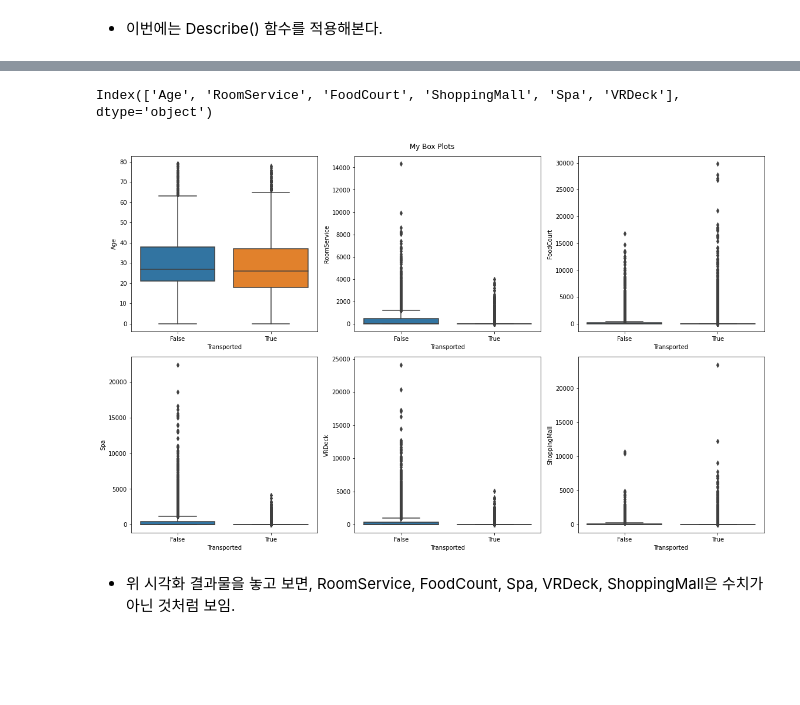
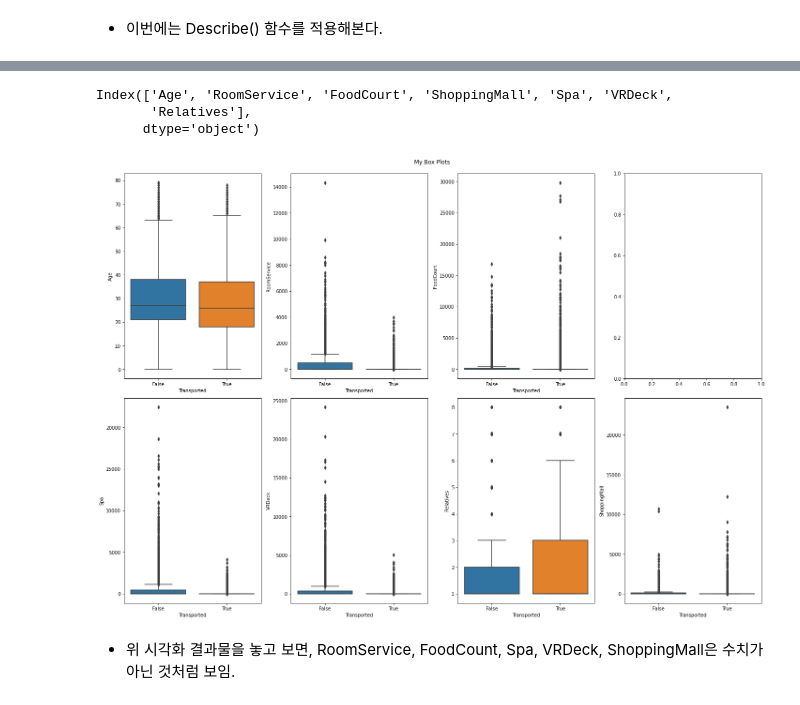
Before and after one commit to SiriN1234/kaggle_projcect, a Jupyter notebook: temporary-title.ipynb, the cells around one changed output, grey strips where cells are left out. Saved outputs shown, nothing was run; the diff lists cells and outputs as text; code cells hidden in the pictures; blank space fills up the shorter version.

```diff
--- a/temporary-title.ipynb
+++ b/temporary-title.ipynb
@@ -92,0 +98,5 @@ test_data[['Deck', 'Num', 'Side']] = test_data['Cabin'].str.split('/', expand=Tr
+# %%
+train_data['Adult']=True
+train_data.loc[train_data['Age']<18, 'Adult']=False
+test_data['Adult']=True
+test_data.loc[test_data['Age']<18, 'Adult']=False
@@ -92,0 +106,3 @@ test_data[['Deck', 'Num', 'Side']] = test_data['Cabin'].str.split('/', expand=Tr
+# %%
+train_data['Group']=train_data['PassengerId'].apply(lambda x: x.split('_')[0])
+test_data['Group']=test_data['PassengerId'].apply(lambda x: x.split('_')[0])
@@ -93,3 +112,36 @@ test_data[['Deck', 'Num', 'Side']] = test_data['Cabin'].str.split('/', expand=Tr
+# %%
+train_data['Name']=train_data['Name'].fillna(method='ffill')
+test_data['Name']=test_data['Name'].fillna(method='ffill')
+
+temp=pd.DataFrame(train_data.groupby(['Group'])['Name'])
+d={}
+for i in range(len(temp)):#len(temp)
+    past_last_names=[]
+    names=list(temp[1][i])
+    rltvs=1
+    for j in range(len(list(temp[1][i]))):#len(list(temp[1][i]))
+        if(names[j].split(' ')[1] in past_last_names):
+            rltvs+=1
+        past_last_names.append(names[j].split(' ')[1])
+
+    d[f"{temp[0][i]}"]=rltvs
+
+train_data['Relatives']=train_data['Group'].map(d)
+
+
+temp=pd.DataFrame(test_data.groupby(['Group'])['Name'])
+d={}
+for i in range(len(temp)):#len(temp)
+    past_last_names=[]
+    names=list(temp[1][i])
+    rltvs=1
+    for j in range(len(list(temp[1][i]))):#len(list(temp[1][i]))
+        if(names[j].split(' ')[1] in past_last_names):
+            rltvs+=1
+        past_last_names.append(names[j].split(' ')[1])
+    d[f"{temp[0][i]}"]=rltvs
+
+test_data['Relatives']=test_data['Group'].map(d)
 # %%
 train_data.head(20)
 # %% [output]
@@ -359,22 +450,24 @@ train_data.describe()
 numeric_features = train_data.select_dtypes(include=[np.number])
 numeric_features.columns
 # %% [output]
-Index(['Age', 'RoomService', 'FoodCourt', 'ShoppingMall', 'Spa', 'VRDeck'], dtype='object')
+Index(['Age', 'RoomService', 'FoodCourt', 'ShoppingMall', 'Spa', 'VRDeck',
+       'Relatives'],
+      dtype='object')
 # %%
-fig, ax = plt.subplots(2, 3, figsize=(16, 10)) # 그래프의 행과 열 지정 및, 이미지 사이즈 지정
+fig, ax = plt.subplots(2, 4, figsize=(20, 14)) # 그래프의 행과 열 지정 및, 이미지 사이즈 지정
 data = train_data.copy()
 # data[numeric_features.columns].columns[0:]
 for i, col in enumerate(data[numeric_features.columns].columns[0:]): # 좌표 평면 지정
     # print(i, col)
     if i <= 2:
         sns.boxplot(x=data["Transported"], y=data[col], ax=ax[0,i]) # 1행 좌표 평면
     else:
         sns.boxplot(x=data["Transported"], y=data[col], ax=ax[1,i-4]) # 5행 좌표 평면
 fig.suptitle('My Box Plots')
 fig.tight_layout()
 fig.subplots_adjust(top=0.95)
 # %% [output]
-[figure, old version]
+[figure, new version]
 # %% [markdown]
 - 위 시각화 결과물을 놓고 보면, RoomService, FoodCount, Spa, VRDeck, ShoppingMall은 수치가 아닌 것처럼 보임.
 # %%
```
Also changed, not shown: parts of 32 cells of this notebook.
